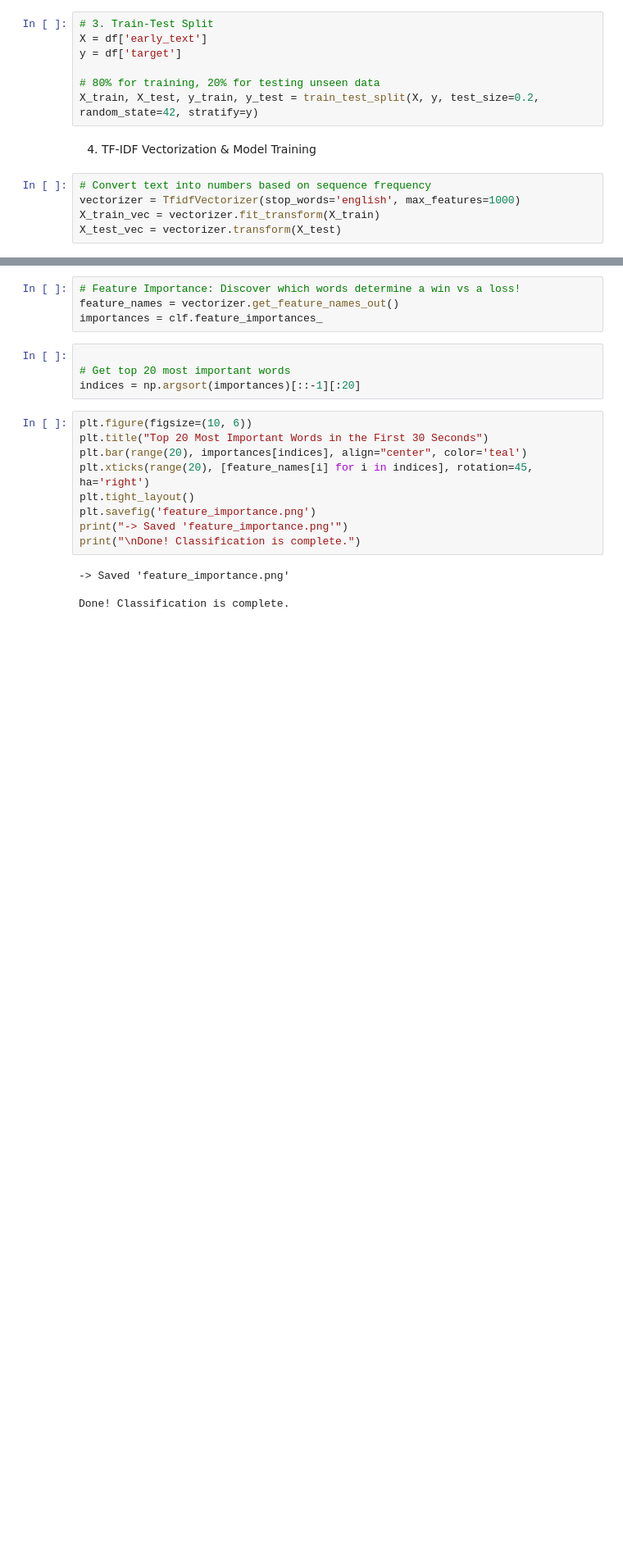
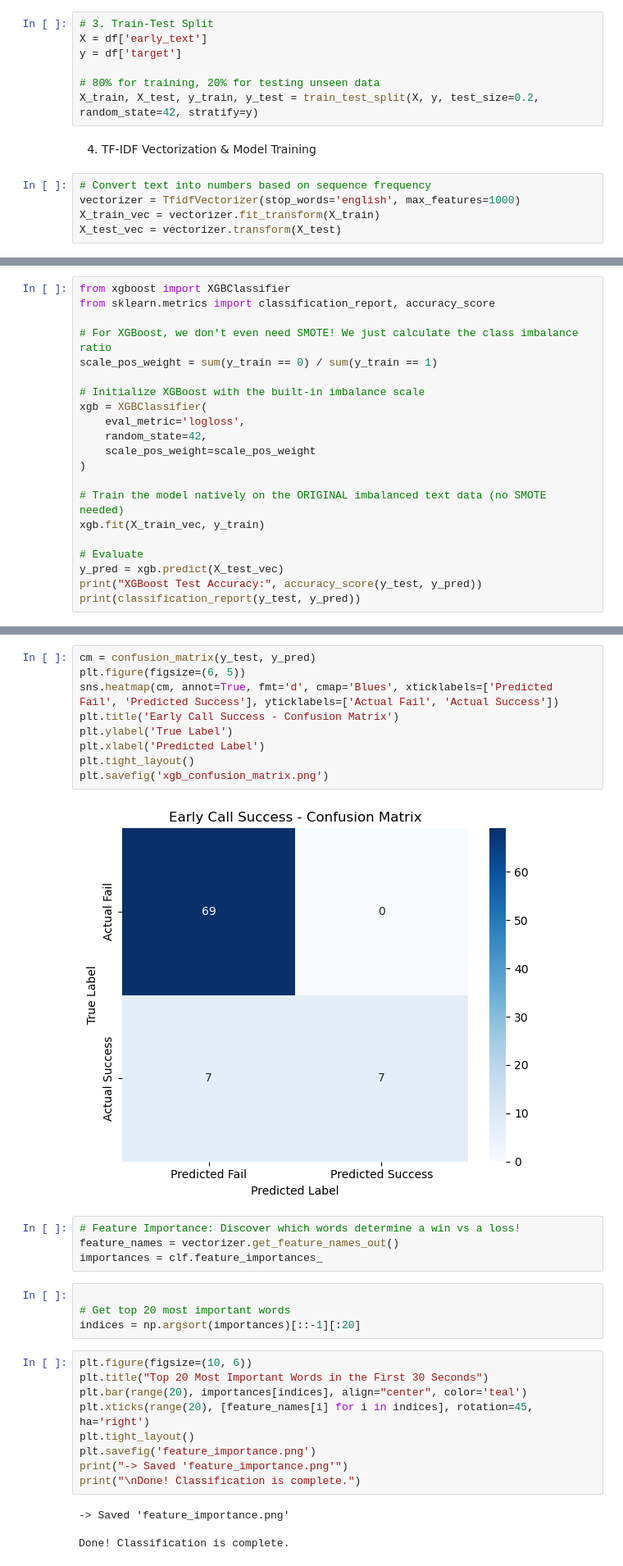
Before and after one commit to agusrajuthaliyan/MultiAgent-B2B-SDR, a Jupyter notebook: notebooks/model_training.ipynb, the cells around one changed output, grey strips where cells are left out. Shown at 82% size. Cells and saved outputs as stored; diff of their text form; blank space fills up the shorter version.

```diff
--- a/notebooks/model_training.ipynb
+++ b/notebooks/model_training.ipynb
@@ -129,0 +132,21 @@ print("-> Saved 'confusion_matrix.png'")
+# %%
+from xgboost import XGBClassifier
+from sklearn.metrics import classification_report, accuracy_score
+
+# For XGBoost, we don't even need SMOTE! We just calculate the class imbalance ratio
+scale_pos_weight = sum(y_train == 0) / sum(y_train == 1)
+
+# Initialize XGBoost with the built-in imbalance scale
+xgb = XGBClassifier(
+    eval_metric='logloss',
+    random_state=42,
+    scale_pos_weight=scale_pos_weight
+)
+
+# Train the model natively on the ORIGINAL imbalanced text data (no SMOTE needed)
+xgb.fit(X_train_vec, y_train)
+
+# Evaluate
+y_pred = xgb.predict(X_test_vec)
+print("XGBoost Test Accuracy:", accuracy_score(y_test, y_pred))
+print(classification_report(y_test, y_pred))
@@ -130,3 +163,14 @@ print("-> Saved 'confusion_matrix.png'")
+# %%
+cm = confusion_matrix(y_test, y_pred)
+plt.figure(figsize=(6, 5))
+sns.heatmap(cm, annot=True, fmt='d', cmap='Blues', xticklabels=['Predicted Fail', 'Predicted Success'], yticklabels=['Actual Fail', 'Actual Success'])
+plt.title('Early Call Success - Confusion Matrix')
+plt.ylabel('True Label')
+plt.xlabel('Predicted Label')
+plt.tight_layout()
+plt.savefig('xgb_confusion_matrix.png')
+# %% [output]
+[figure, added]
 # %%
 # Feature Importance: Discover which words determine a win vs a loss!
 feature_names = vectorizer.get_feature_names_out()
```
Also changed, not shown: parts of 8 cells of this notebook, 4 other files.
